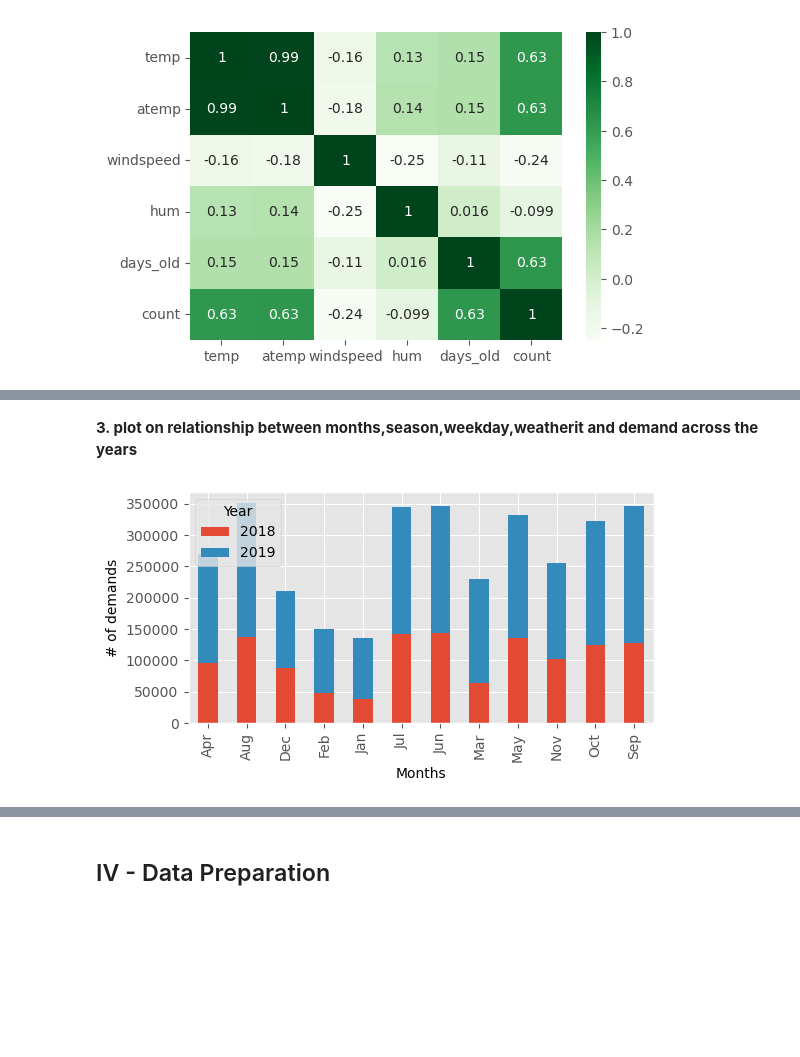
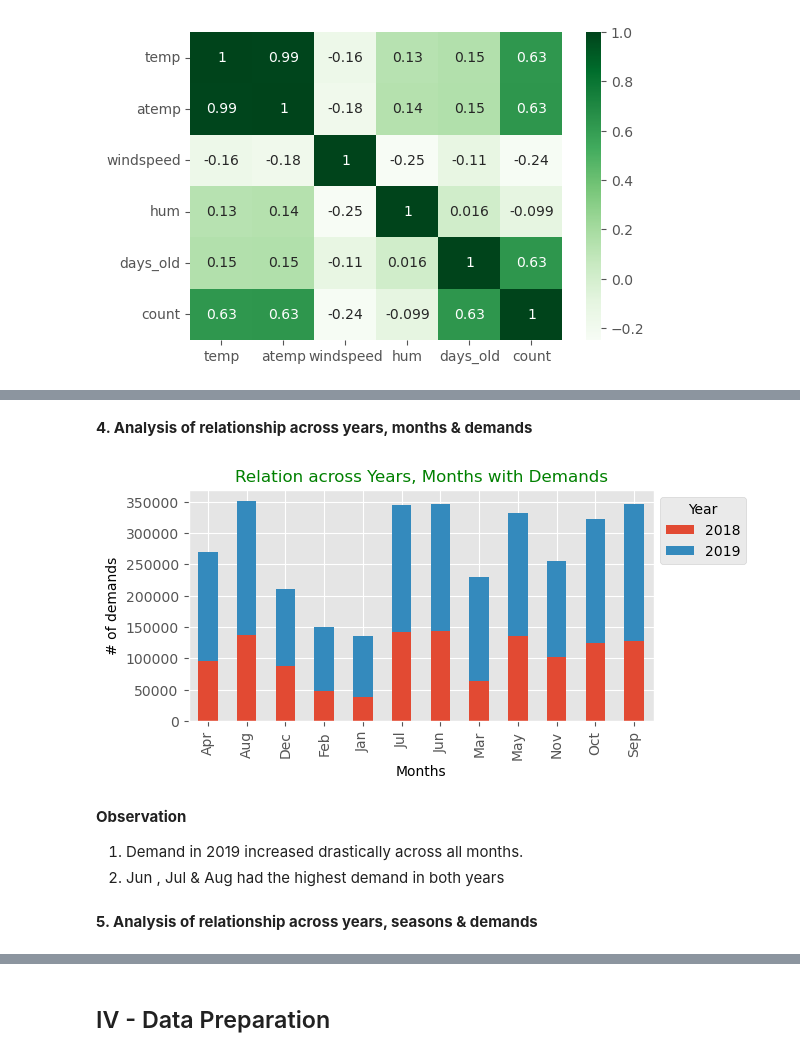
Before and after one commit to andrea-naz7/Bike_sharing_CaseStudy, a Jupyter notebook: Bike_sharing_Andrea.ipynb, the cells around one changed output, grey strips where cells are left out. Drawn from its saved outputs; the diff is of its cells as text; code cells hidden in the pictures; blank space fills up the shorter version.

```diff
--- a/Bike_sharing_Andrea.ipynb
+++ b/Bike_sharing_Andrea.ipynb
@@ -261,13 +358,11 @@ plt.show()
 # %% [markdown]
-**3. plot on relationship between months,season,weekday,weatherit and demand across the years**
+**4. Analysis of relationship across years, months & demands**
 # %%
-#plt.subplot(2,2,1)
-inp1.pivot_table(index = 'month',columns='year',values='count',
-                  aggfunc=np.sum ).plot(kind='bar',stacked=True,figsize=[6,3])
-
-plt.legend(title='Year',labels=['2018','2019'])
+inp1.pivot_table(index = 'month',columns='year',values='count', aggfunc=np.sum ).plot(kind='bar',stacked=True,figsize=[6,3])
+plt.title('Relation across Years, Months with Demands', fontdict={'fontsize':12,'fontweight':10,'color':'Green'})
+plt.legend(title='Year',labels=['2018','2019'],loc='upper left', bbox_to_anchor=(1, 1))
 plt.ylabel('# of demands')
 plt.xlabel('Months')
 plt.show()
 # %% [output]
-[figure, old version]
+[figure, new version]
@@ -278,0 +369,6 @@ plt.show()
+# %% [markdown]
+**Observation**<br>
+1. Demand in 2019 increased drastically across all months.<br>
+2. Jun , Jul & Aug had the highest demand in both years
+# %% [markdown]
+**5. Analysis of relationship across years, seasons & demands**
```
Also changed, not shown: parts of 138 cells of this notebook.
